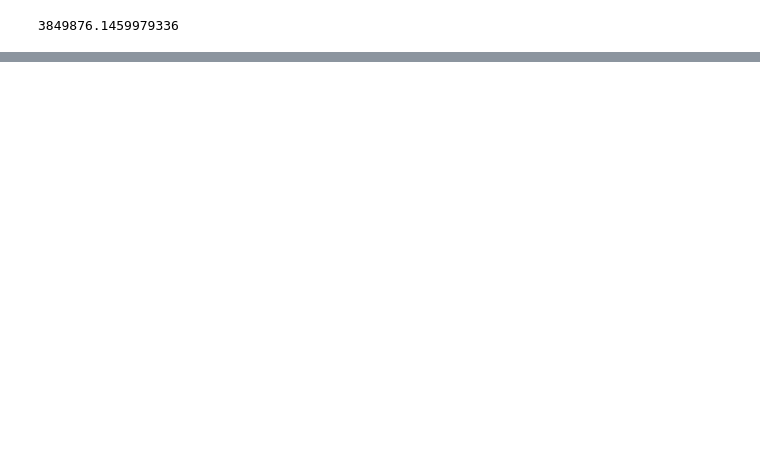
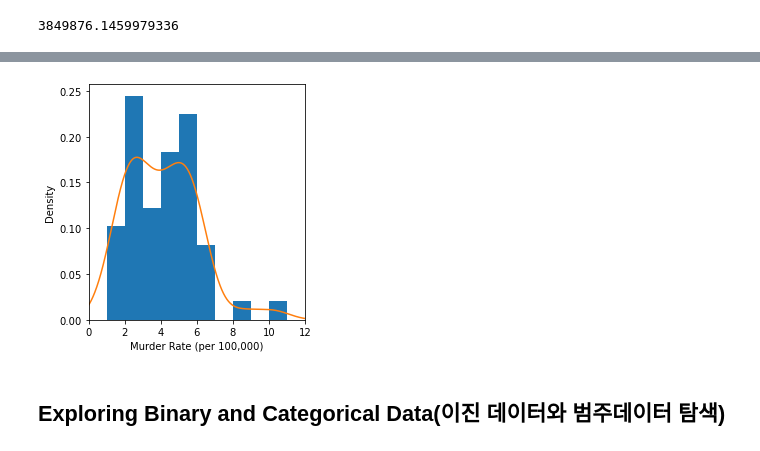
Before and after one commit to danielwon01/Study_DS_DL_books, a Jupyter notebook: code/Chapter 1 - Exploratory Data Analysis.ipynb, the cells around one changed output, grey strips where cells are left out. Cells and saved outputs as stored; diff of their text form; code cells hidden in the pictures; blank space fills up the shorter version.

```diff
--- a/code/Chapter 1 - Exploratory Data Analysis.ipynb
+++ b/code/Chapter 1 - Exploratory Data Analysis.ipynb
@@ -128,0 +206,13 @@ robust.scale.mad(state["Population"])
+# %%
+ax = state['Murder.Rate'].plot.hist(density=True, xlim=[0, 12],
+                                    bins=range(1,12), figsize=(4, 4))
+
+state['Murder.Rate'].plot.density(ax=ax) # 동일한 그래프에 그래프가 추가될 수 있도록 선택적으로 축인수 준다.
+ax.set_xlabel('Murder Rate (per 100,000)')
+
+plt.tight_layout()
+plt.show()
+# %% [output]
+[figure, added]
+# %% [markdown]
+## Exploring Binary and Categorical Data(이진 데이터와 범주데이터 탐색)
```
Also changed, not shown: parts of 45 cells of this notebook.
